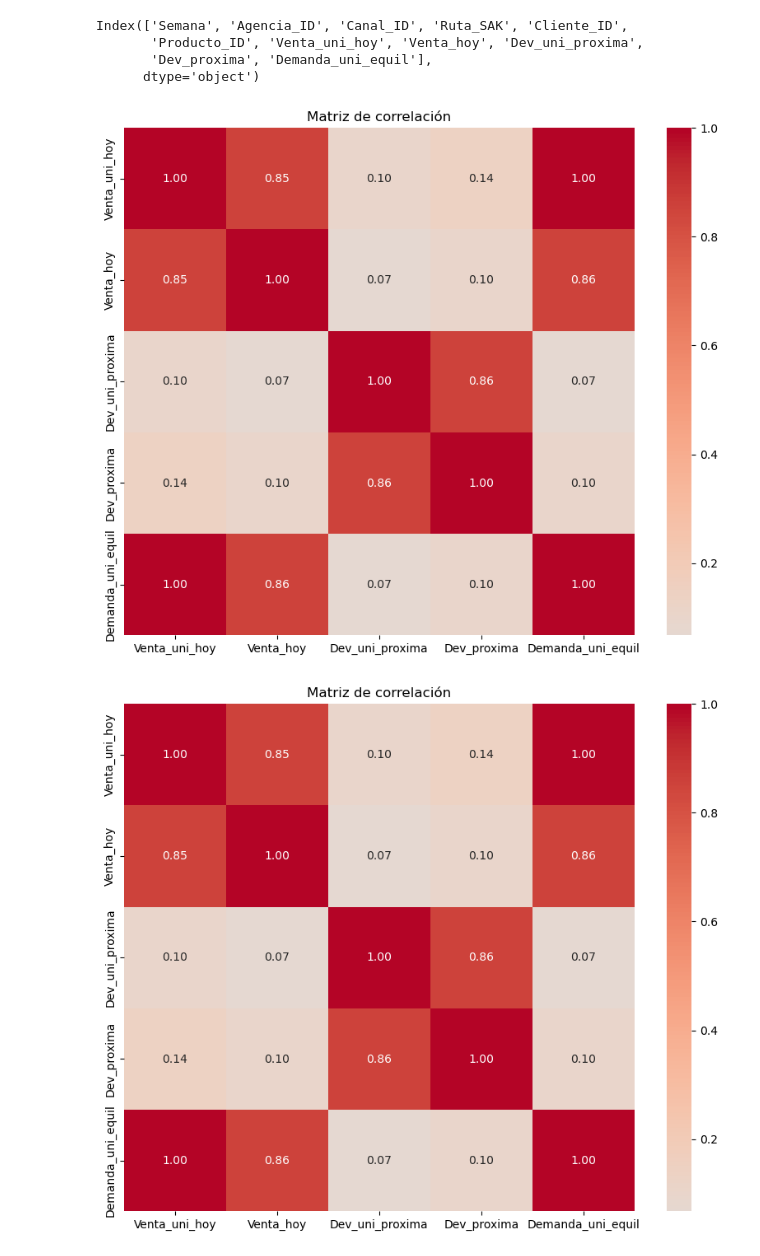
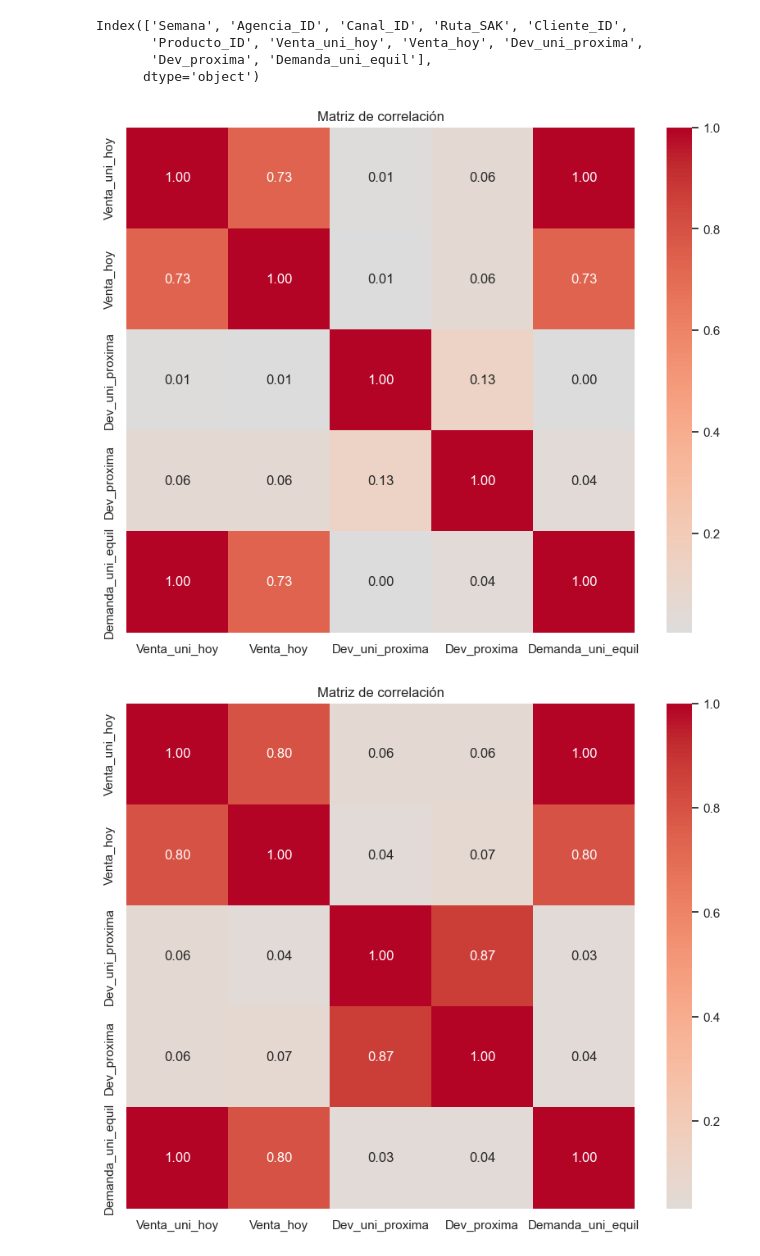
Before and after one commit to Alexis6am/AI_DeepLearning, a Jupyter notebook: ai/Practica_DL.ipynb, the cells around one changed output. Saved outputs shown, nothing was run; the diff lists cells and outputs as text; code cells hidden in the pictures.

Commit message:
graficas, se elimino la idea de separar por 10 productos

```diff
--- a/ai/Practica_DL.ipynb
+++ b/ai/Practica_DL.ipynb
@@ -138,12 +138,8 @@ sample_entero.shape[0]
 2225414
 # %%
 #finalmente agrupamos por semana y nos aseguramos de que nos quedamos con exactamente
-#300_000 datos por semana
-final_df = (
-    sample_entero.groupby('Semana')
-    .sample(n=300_000, random_state=42)
-    .reset_index(drop=True)
-)
+#300_000 datos por
+final_df = sample_entero.reset_index(drop=True)
 # %%
 '''
 Comparacion del dataset gigante con el nuestra
@@ -228,21 +224,27 @@ Producto_ID
 41938    38321
 Name: count, dtype: int64
 # %%
+#Codigo no necesario ahora mismo, se trato de hacer un mini
+#dataset del dataset de prueba
+#Mala idea la verdad
+'''
 top_10_ids = listaCount.head(10).index.tolist()
 
-# 2. Filter the main DataFrame to keep only those 10 products
+# filtrar el data set para quedarse con los top 10 productos (CHURI CHURI CHUNFLAI)
 df_top10 = final_df[final_df['Producto_ID'].isin(top_10_ids)]
 
 # 3. Sample exactly 38,000 rows per product
 df_sampled = (
     df_top10
     .groupby('Producto_ID', as_index=False, group_keys=False)
-    .apply(lambda g: g.sample(n=38_000, random_state=42))
+    .sample(n=38_000, random_state=42)
     .reset_index(drop=True)
 )
+for i in range(3,10):
+    print( f" Semana {i} tiene: {(df_top10['Semana'] == i).sum()} registros")
+print(f"{df_top10.shape[0]} | {final_df.shape[0]}")
 
-final_df = (
-    sample_entero.groupby('Semana')
-    .sample(n=300_000, random_state=42)
-    .reset_index(drop=True)
-)
+df_top10.head()
+
+df = df_top10
+'''
@@ -460,15 +518,15 @@ plt.title("Matriz de correlación")
 plt.show()
 #Grafica con los 70 millones de datos
 # %% [output]
-[figure, old version]
+[figure, new version]
 # %%
 plt.figure(figsize=(10, 8))
-sns.heatmap(df[varNumericas].corr(), annot=True, fmt=".2f", cmap="coolwarm", center=0)
+sns.heatmap(final_df[varNumericas].corr(), annot=True, fmt=".2f", cmap="coolwarm", center=0)
 plt.title("Matriz de correlación")
 plt.show()
-#Grafica con los primeros 10 productos mas vendidos
+#Grafica de dataset de muestra
 # %% [output]
-[figure, old version]
+[figure, new version]
 # %%
 
 # Select the continuous numerical columns
```
Also changed, not shown: parts of 30 cells of this notebook.
